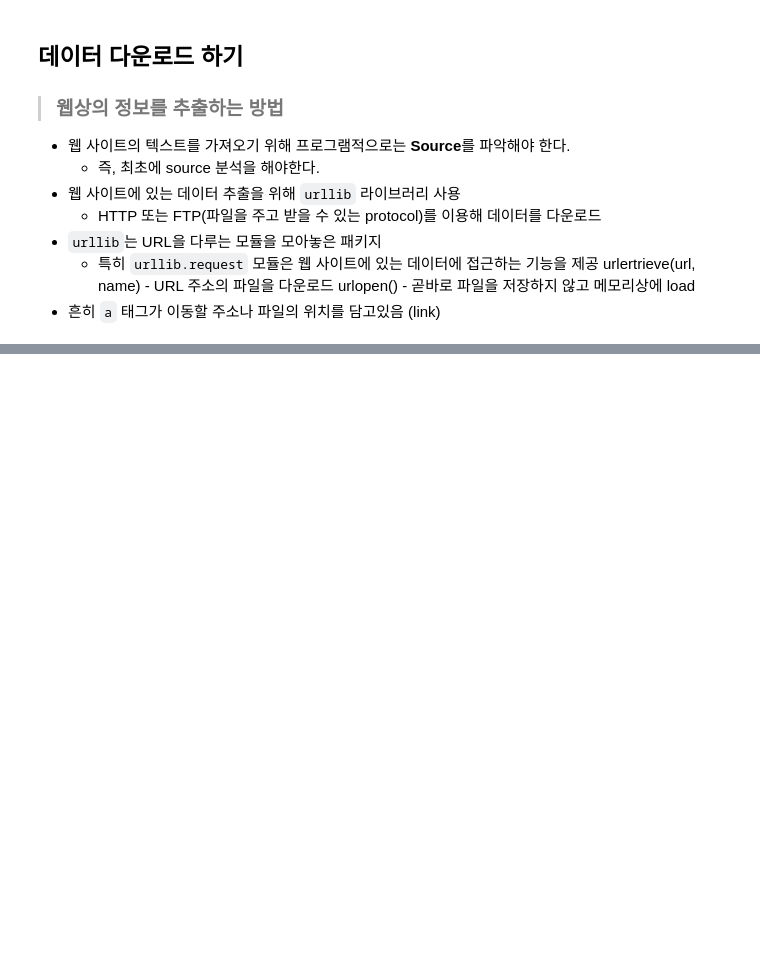
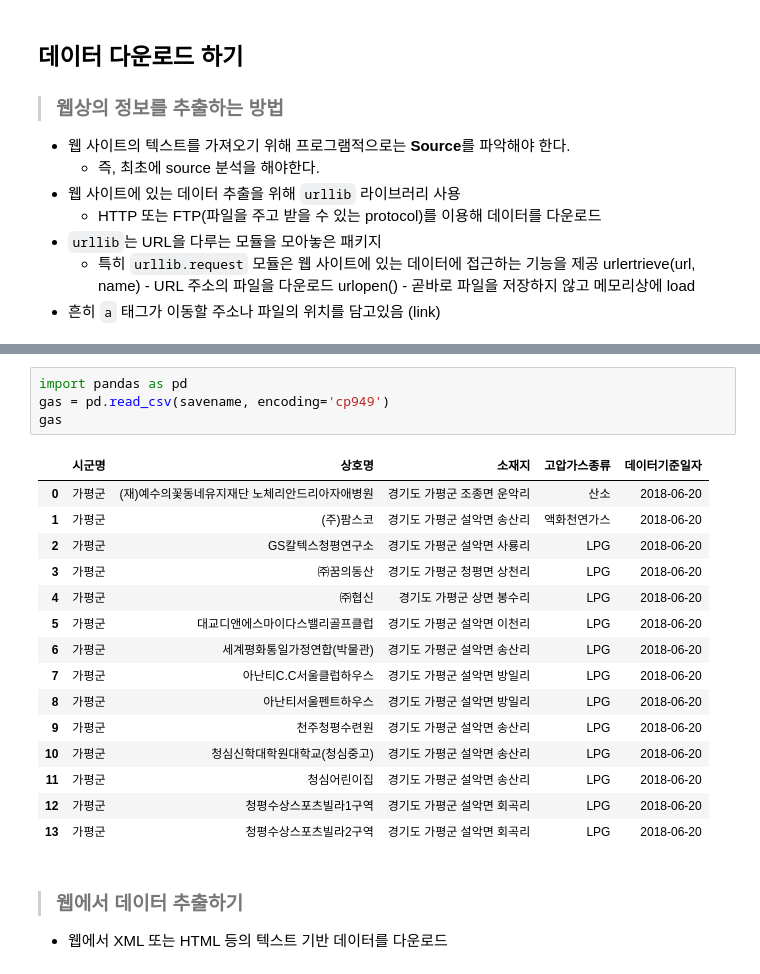
Before and after one commit to jinmang2/KSA_Modules, a Jupyter notebook: Module 4. Big Data preprocess/Untitled.ipynb, the cells around one changed output, grey strips where cells are left out. Saved outputs shown, nothing was run; the diff lists cells and outputs as text; blank space fills up the shorter version.

```diff
--- a/Module 4. Big Data preprocess/Untitled.ipynb
+++ b/Module 4. Big Data preprocess/Untitled.ipynb
@@ -82,0 +120,23 @@
+# %%
+import pandas as pd
+gas = pd.read_csv(savename, encoding='cp949')
+gas
+# %% [output]
+|  | 시군명 | 상호명 | 소재지 | 고압가스종류 | 데이터기준일자 |
+| 0 | 가평군 | (재)예수의꽃동네유지재단 노체리안드리아자애병원 | 경기도 가평군 조종면 운악리 | 산소 | 2018-06-20 |
+| 1 | 가평군 | (주)팜스코 | 경기도 가평군 설악면 송산리 | 액화천연가스 | 2018-06-20 |
+| 2 | 가평군 | GS칼텍스청평연구소 | 경기도 가평군 설악면 사룡리 | LPG | 2018-06-20 |
+| 3 | 가평군 | ㈜꿈의동산 | 경기도 가평군 청평면 상천리 | LPG | 2018-06-20 |
+| 4 | 가평군 | ㈜협신 | 경기도 가평군 상면 봉수리 | LPG | 2018-06-20 |
+| 5 | 가평군 | 대교디앤에스마이다스밸리골프클럽 | 경기도 가평군 설악면 이천리 | LPG | 2018-06-20 |
+| 6 | 가평군 | 세계평화통일가정연합(박물관) | 경기도 가평군 설악면 송산리 | LPG | 2018-06-20 |
+| 7 | 가평군 | 아난티C.C서울클럽하우스 | 경기도 가평군 설악면 방일리 | LPG | 2018-06-20 |
+| 8 | 가평군 | 아난티서울펜트하우스 | 경기도 가평군 설악면 방일리 | LPG | 2018-06-20 |
+| 9 | 가평군 | 천주청평수련원 | 경기도 가평군 설악면 송산리 | LPG | 2018-06-20 |
+| 10 | 가평군 | 청심신학대학원대학교(청심중고) | 경기도 가평군 설악면 송산리 | LPG | 2018-06-20 |
+| 11 | 가평군 | 청심어린이집 | 경기도 가평군 설악면 송산리 | LPG | 2018-06-20 |
+| 12 | 가평군 | 청평수상스포츠빌라1구역 | 경기도 가평군 설악면 회곡리 | LPG | 2018-06-20 |
+| 13 | 가평군 | 청평수상스포츠빌라2구역 | 경기도 가평군 설악면 회곡리 | LPG | 2018-06-20 |
+# %% [markdown]
+>### 웹에서 데이터 추출하기
+- 웹에서 XML 또는 HTML 등의 텍스트 기반 데이터를 다운로드
```
Also changed, not shown: parts of 13 cells of this notebook.
